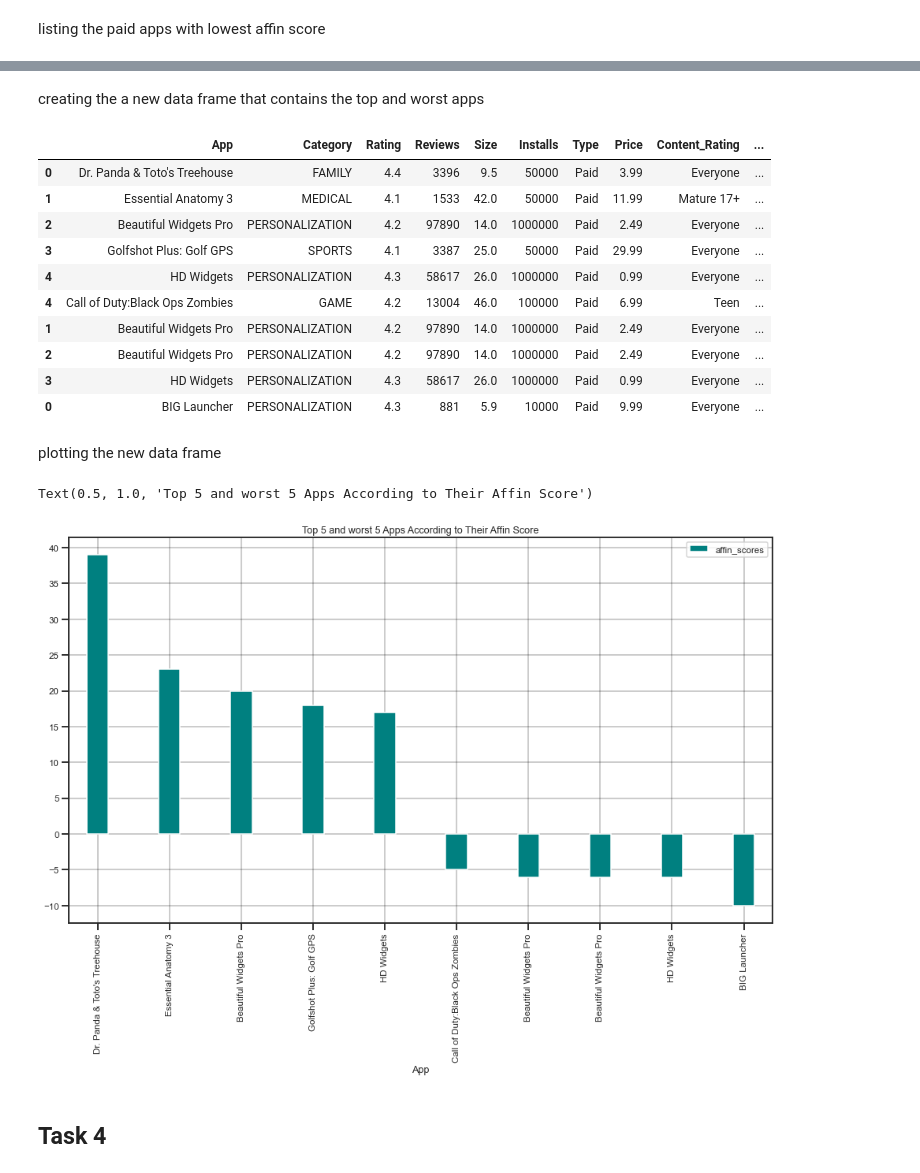
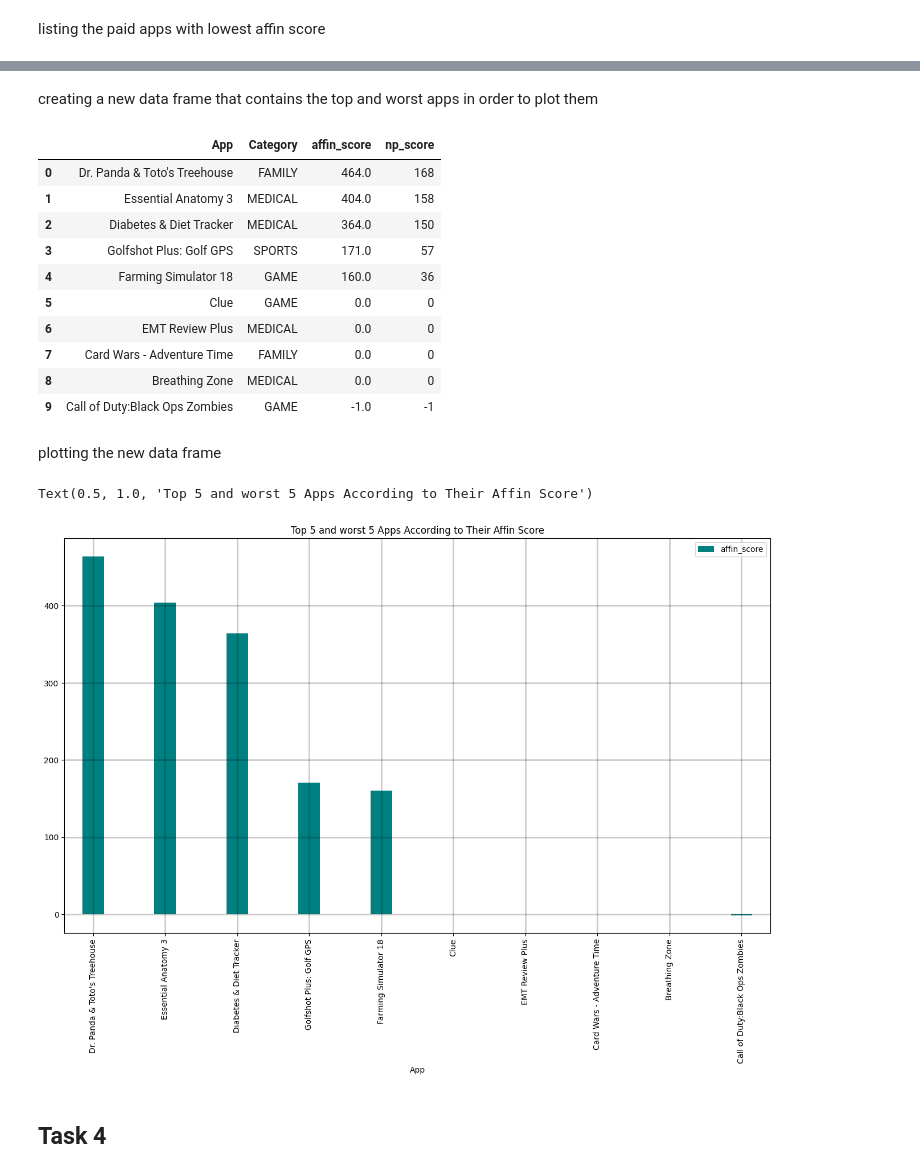
Before and after one commit to shalabajza/Develhope_Project_v2_team-2, a Jupyter notebook: Week 4/Week_4_Task_3&4_Mohammad.ipynb, the cells around one changed output, grey strips where cells are left out. Cells and saved outputs as stored; diff of their text form; code cells hidden in the pictures.

```diff
--- a/Week 4/Week_4_Task_3&4_Mohammad.ipynb
+++ b/Week 4/Week_4_Task_3&4_Mohammad.ipynb
@@ -71,0 +97,4 @@ df
+# %%
+df_paid = df1[df1["Type"] != "Free"]
+df_paid = pd.merge(df_paid, df_app_scores, how='inner', on="App").loc[:, ["App", "Category", "affin_score", "np_score"]].sort_values(by=["affin_score"], ascending=False).reset_index(drop=True)
+df_paid
@@ -83,0 +121,3 @@ df_top
+# %%
+df_top = df_paid.iloc[:5, :]
+df_top
@@ -95,0 +133,3 @@ df_worst
+# %%
+df_worst = df_paid.iloc[-5:, :].sort_values(by=["affin_score"])
+df_worst
@@ -96,30 +143,30 @@ df_worst
 # %% [markdown]
-creating the a new data frame that contains the top and worst apps
+creating a new data frame that contains the top and worst apps in order to plot them
 # %%
-top_and_worst = pd.concat([df_top, df_worst.sort_values(by=["affin_scores"], ascending=False)])
+top_and_worst = pd.concat([df_top, df_worst.sort_values(by=["affin_score"], ascending=False)]).reset_index(drop=True)
 top_and_worst
 # %% [output]
-|  | App | Category | Rating | Reviews | Size | Installs | Type | Price | Content_Rating | ... |
-| 0 | Dr. Panda & Toto's Treehouse | FAMILY | 4.4 | 3396 | 9.5 | 50000 | Paid | 3.99 | Everyone | ... |
-| 1 | Essential Anatomy 3 | MEDICAL | 4.1 | 1533 | 42.0 | 50000 | Paid | 11.99 | Mature 17+ | ... |
-| 2 | Beautiful Widgets Pro | PERSONALIZATION | 4.2 | 97890 | 14.0 | 1000000 | Paid | 2.49 | Everyone | ... |
-| 3 | Golfshot Plus: Golf GPS | SPORTS | 4.1 | 3387 | 25.0 | 50000 | Paid | 29.99 | Everyone | ... |
-| 4 | HD Widgets | PERSONALIZATION | 4.3 | 58617 | 26.0 | 1000000 | Paid | 0.99 | Everyone | ... |
-| 4 | Call of Duty:Black Ops Zombies | GAME | 4.2 | 13004 | 46.0 | 100000 | Paid | 6.99 | Teen | ... |
-| 1 | Beautiful Widgets Pro | PERSONALIZATION | 4.2 | 97890 | 14.0 | 1000000 | Paid | 2.49 | Everyone | ... |
-| 2 | Beautiful Widgets Pro | PERSONALIZATION | 4.2 | 97890 | 14.0 | 1000000 | Paid | 2.49 | Everyone | ... |
-| 3 | HD Widgets | PERSONALIZATION | 4.3 | 58617 | 26.0 | 1000000 | Paid | 0.99 | Everyone | ... |
-| 0 | BIG Launcher | PERSONALIZATION | 4.3 | 881 | 5.9 | 10000 | Paid | 9.99 | Everyone | ... |
+|  | App | Category | affin_score | np_score |
+| 0 | Dr. Panda & Toto's Treehouse | FAMILY | 464.0 | 168 |
+| 1 | Essential Anatomy 3 | MEDICAL | 404.0 | 158 |
+| 2 | Diabetes & Diet Tracker | MEDICAL | 364.0 | 150 |
+| 3 | Golfshot Plus: Golf GPS | SPORTS | 171.0 | 57 |
+| 4 | Farming Simulator 18 | GAME | 160.0 | 36 |
+| 5 | Clue | GAME | 0.0 | 0 |
+| 6 | EMT Review Plus | MEDICAL | 0.0 | 0 |
+| 7 | Card Wars - Adventure Time | FAMILY | 0.0 | 0 |
+| 8 | Breathing Zone | MEDICAL | 0.0 | 0 |
+| 9 | Call of Duty:Black Ops Zombies | GAME | -1.0 | -1 |
 # %% [markdown]
 plotting the new data frame
 # %%
-top_and_worst.plot(kind='bar', x="App", y="affin_scores",
-                   yticks=[-10, -5, 0, 5, 10, 15, 20, 25, 30, 35, 40], figsize=(16,9), color='teal', width=0.3)
+top_and_worst.plot(kind='bar', x="App", y="affin_score",
+                   figsize=(16,9), color='teal', width=0.3)
 plt.grid(color = 'black', alpha=0.2, linewidth = 2)
 plt.title("Top 5 and worst 5 Apps According to Their Affin Score")
 # %% [output]
 Text(0.5, 1.0, 'Top 5 and worst 5 Apps According to Their Affin Score')
-[figure, old version]
+[figure, new version]
 # %% [markdown]
 ## Task 4
 # %% [markdown]
```
Also changed, not shown: parts of 12 cells of this notebook.
